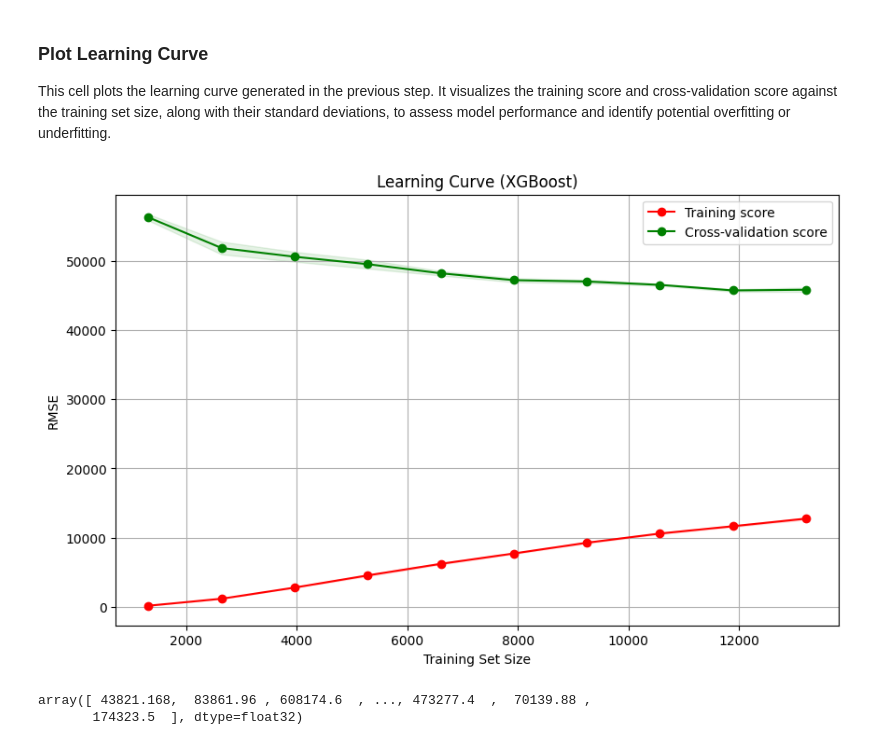
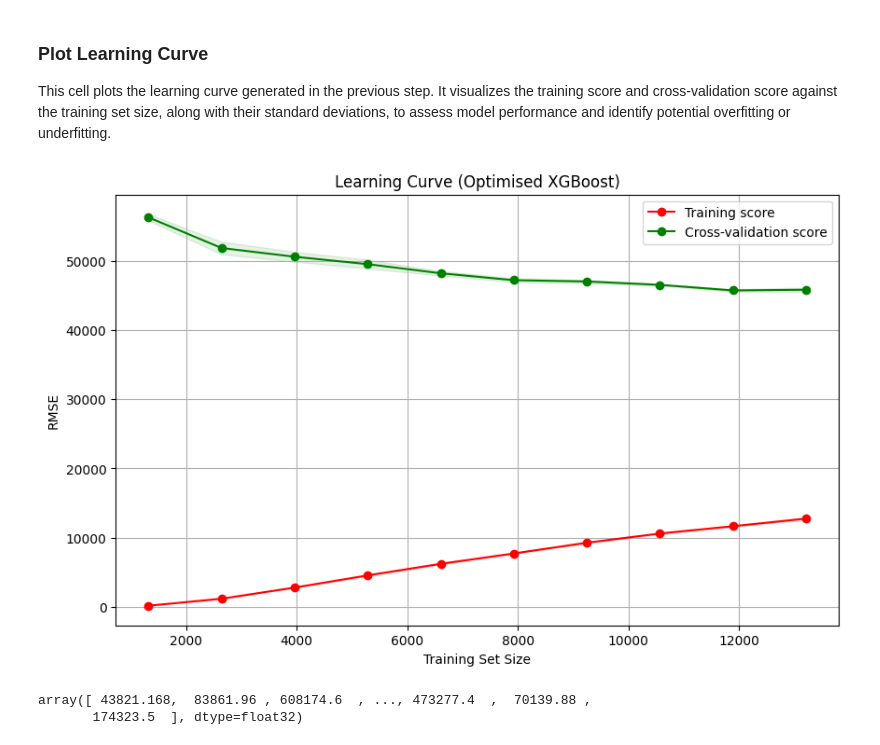
Before and after one commit to Lavan696/california-housing-price-prediction, a Jupyter notebook: california_house_price_prediction_xgboost.ipynb, the cells around one changed output. Drawn from its saved outputs; the diff is of its cells as text; code cells hidden in the pictures.

```diff
--- a/california_house_price_prediction_xgboost.ipynb
+++ b/california_house_price_prediction_xgboost.ipynb
@@ -622,30 +622,30 @@ This cell plots the learning curve generated in the previous step. It visualizes
 # %%
 train_scores_mean = -train_scores.mean(axis=1)
 train_scores_std = train_scores.std(axis=1)
 test_scores_mean = -test_scores.mean(axis=1)
 test_scores_std = test_scores.std(axis=1)
 
 plt.figure(figsize=(10, 6))
 plt.fill_between(train_sizes, train_scores_mean - train_scores_std,
                  train_scores_mean + train_scores_std, alpha=0.1,
                  color="r")
 plt.plot(train_sizes, train_scores_mean, 'o-', color="r",
          label="Training score")
 
 plt.fill_between(train_sizes, test_scores_mean - test_scores_std,
                  test_scores_mean + test_scores_std, alpha=0.1,
                  color="g")
 plt.plot(train_sizes, test_scores_mean, 'o-', color="g",
          label="Cross-validation score")
 
-plt.title('Learning Curve (XGBoost)')
+plt.title('Learning Curve (Optimised XGBoost)')
 plt.xlabel('Training Set Size')
 plt.ylabel('RMSE')
 plt.grid(True)
 plt.legend(loc="best")
 plt.show()
 # %% [output]
-[figure, old version]
+[figure, new version]
 # %%
 xgb_best_predicted = xgb_best_reg.predict(X_test_featured)
 xgb_best_predicted
```
Also changed, not shown: parts of 2 cells of this notebook, 1 other file.
